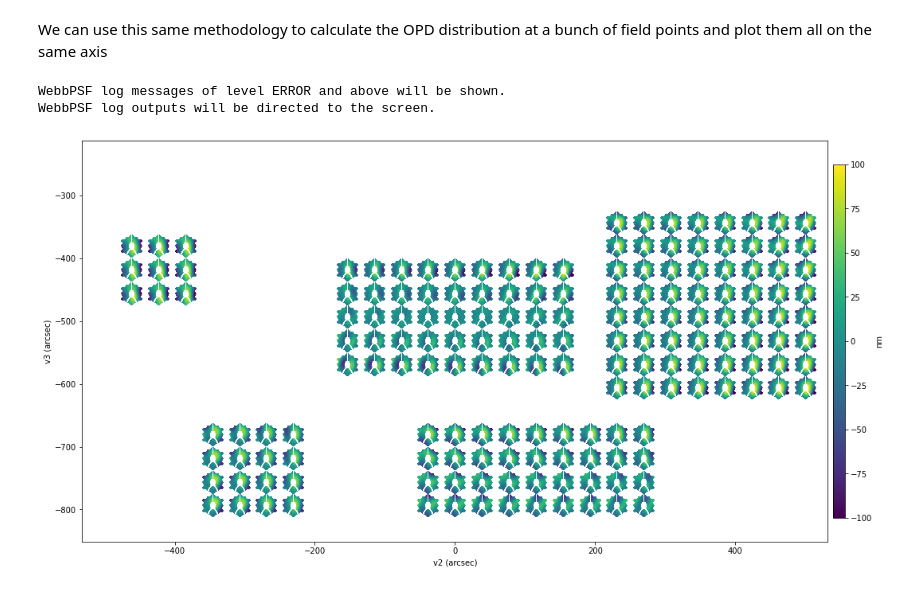
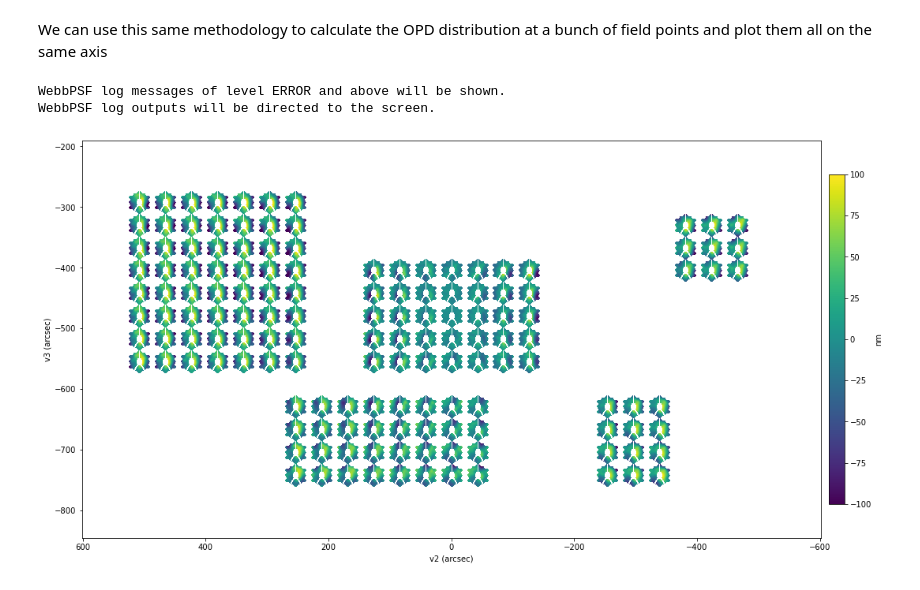
Before and after one commit to spacetelescope/webbpsf, a Jupyter notebook: notebooks/Field_dependence_documentation/multifield_documentation.ipynb, the cells around one changed output. Drawn from its saved outputs; the diff is of its cells as text; code cells hidden in the pictures.

Commit message:
Updated documentation so that bug fixes and new figures are incorporated correctly.

```diff
--- a/notebooks/Field_dependence_documentation/multifield_documentation.ipynb
+++ b/notebooks/Field_dependence_documentation/multifield_documentation.ipynb
@@ -155,12 +149,14 @@ We can use this same methodology to calculate the OPD distribution at a bunch of
 webbpsf.setup_logging(level='ERROR')
 
 # Set up the limits of the very large field region over which we will calculate the OPD
-min_v2field = -500 * u.arcsec
-max_v2field = 500 * u.arcsec
-min_v3field = -800 * u.arcsec
-max_v3field = -200 * u.arcsec
+min_v2field = 550 * u.arcsec
+max_v2field = -550 * u.arcsec
 v2field_extent = max_v2field - min_v2field
+v2field_center = (max_v2field + min_v2field)/2
+max_v3field = (250 - 468) * u.arcsec
+min_v3field = (-350 - 468) * u.arcsec
 v3field_extent = max_v3field - min_v3field
+v3field_center = (max_v3field + min_v3field)/2
 
 # How many different field point will we sample the above region with
 num_v2 = 27
@@ -169,42 +165,45 @@ num_v3 = 17
 # Size of each idividual OPD plot
 tile_size = 0.06
 # Leave a border around the edge of the plot
-border = tile_size/2
+border = 0.085/2
 
 #Set up the initial figure axes
 fig = plt.figure(figsize=(13, 7), facecolor='white')
 ax = fig.add_axes([0, 0, 1, 1])
-ax.set_xlim(min_v2field / ((1 - 2*border) * u.arcsec), max_v2field / ((1 - 2*border) * u.arcsec))
-ax.set_ylim(min_v3field / ((1 - 2*border) * u.arcsec), max_v3field / ((1 - 2*border) * u.arcsec))
+ax.set_xlim((v2field_center-0.5 * (v2field_extent/(1 - 2 * border))) / u.arcsec,
+            (v2field_center+0.5 * (v2field_extent/(1 - 2 * border))) / u.arcsec)
+ax.set_ylim((v3field_center-0.5 * (v3field_extent/(1 - 2 * border))) / u.arcsec,
+            (v3field_center+0.5 * (v3field_extent/(1 - 2 * border))) / u.arcsec)
 ax.set_xlabel('v2 (arcsec)')
 ax.set_ylabel('v3 (arcsec)')
+
 
 # Loop over the desired field points
 for v2 in np.linspace(min_v2field,max_v2field,num_v2):
     for v3 in np.linspace(min_v3field,max_v3field,num_v3):
         # Setting the OPD calculation inside a try block.  If the (v2,v3) isn't inside a
         # valid instrument field a ValueError will be thrown
         try:
             # Instance of OTE_Linear_Model_WSS object at the desired field point
             linmod = webbpsf.opds.OTE_Linear_Model_WSS(v2v3=(v2,v3))
             # Get the OPD and mask off the region where the data is valid
             plot_data = linmod.opd
             data_mask = linmod.get_transmission(0) != 0
             plot_data[~data_mask] = np.nan
             # Calculate where to place the plot of the OPD at the current field point
             offset = (border + (1 - 2 * border) * (v2 - min_v2field)/v2field_extent - tile_size/2,
                      border + (1 - 2 * border) * (v3 - min_v3field)/v3field_extent - tile_size/2)
             # Create an axis for the OPD plot and plot it
             ax = fig.add_axes([offset[0], offset[1], tile_size, tile_size])
             img = ax.imshow(plot_data*1e9, vmin=-100, vmax=100, origin='lower')
             ax.axis('off')
         except ValueError:   # We get here if we use a field point not within a valid instrument field
             pass   # So we don't plot anything
 # Create a colorbar
 cbax = fig.add_axes([1 + border/4, 2 * border, border/2, 1 - 4 * border])
 cbar = fig.colorbar(img, cax=cbax)
 cbar.set_label('nm')
 # %% [output]
 WebbPSF log messages of level ERROR and above will be shown.
 WebbPSF log outputs will be directed to the screen.
-[figure, old version]
+[figure, new version]
```
Also changed, not shown: parts of 5 cells of this notebook.
